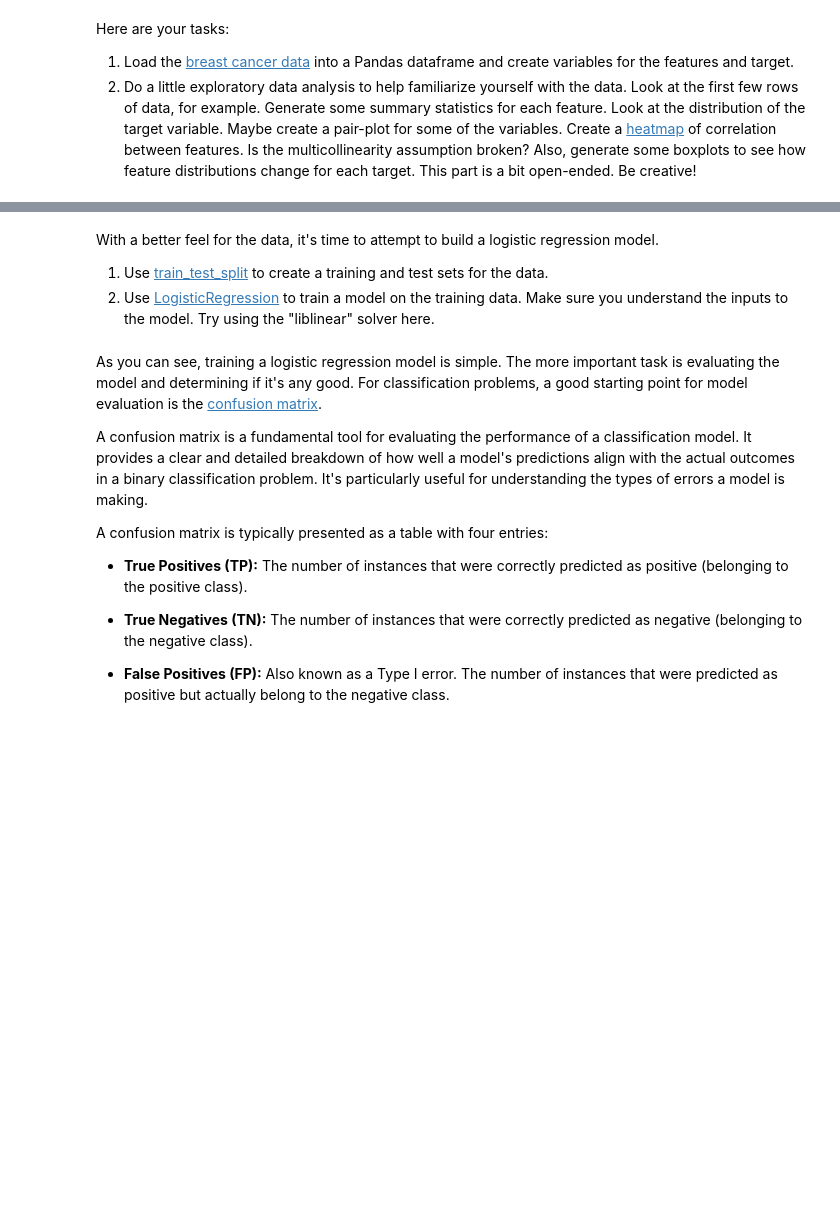
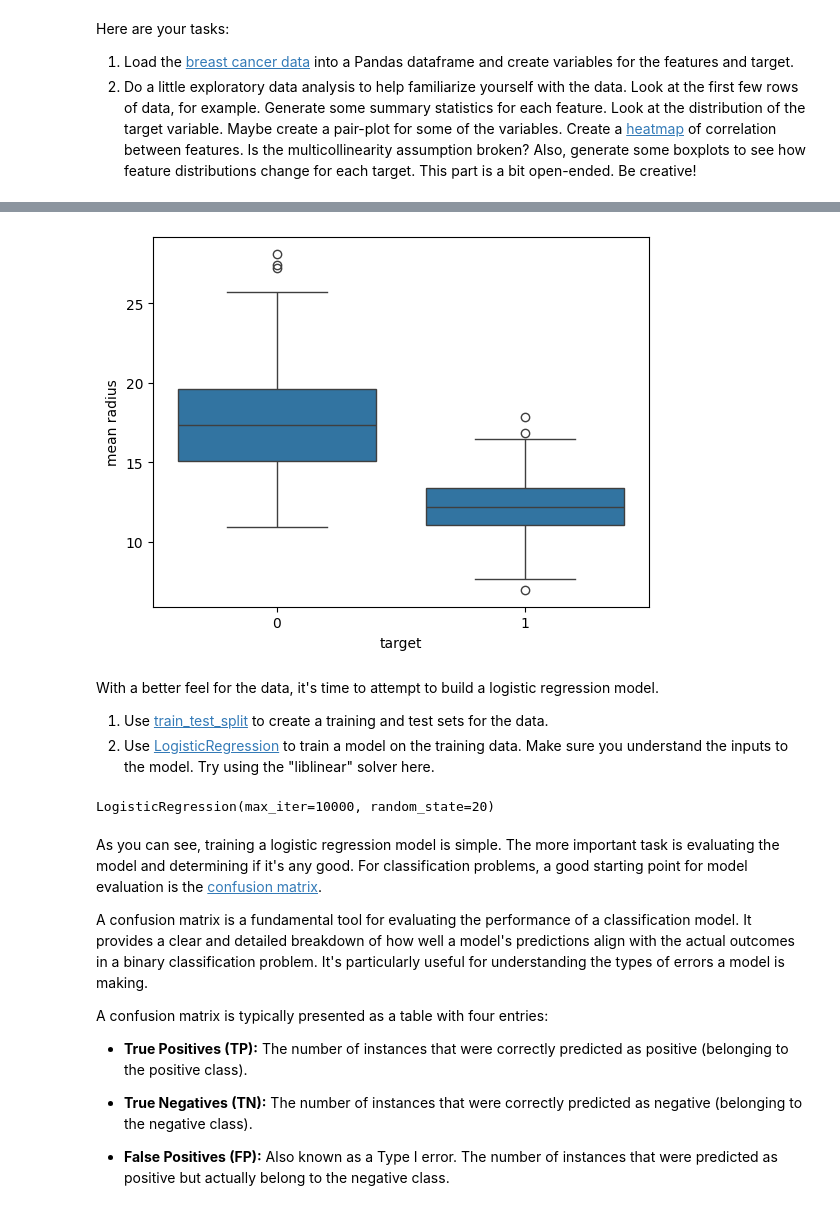
Before and after one commit to ZAsaee/mec2-projects, a Jupyter notebook: Student_MLE_MiniProject_Logistic_Regression.ipynb, the cells around one changed output, grey strips where cells are left out. Drawn from its saved outputs; the diff is of its cells as text; code cells hidden in the pictures; blank space fills up the shorter version.

```diff
--- a/Student_MLE_MiniProject_Logistic_Regression.ipynb
+++ b/Student_MLE_MiniProject_Logistic_Regression.ipynb
@@ -75,5 +133,9 @@ Here are your tasks:
 # %%
 # Create a boxplot for mean radius by target type
+sns.boxplot(df_pair, x='target', y='mean radius')
+plt.show()
+# %% [output]
+[figure, added]
 # %% [markdown]
 With a better feel for the data, it's time to attempt to build a logistic regression model.
 
@@ -84,5 +150,9 @@ With a better feel for the data, it's time to attempt to build a logistic regres
 # %%
 # Build and train logistic regression model
+clf = LogisticRegression(max_iter=10000, random_state=20)
+clf.fit(X_train, y_train)
+# %% [output]
+LogisticRegression(max_iter=10000, random_state=20)
 # %% [markdown]
 As you can see, training a logistic regression model is simple. The more important task is evaluating the model and determining if it's any good. For classification problems, a good starting point for model evaluation is the [confusion matrix](https://scikit-learn.org/stable/modules/generated/sklearn.metrics.confusion_matrix.html).
 
```
Also changed, not shown: parts of 19 cells of this notebook.
